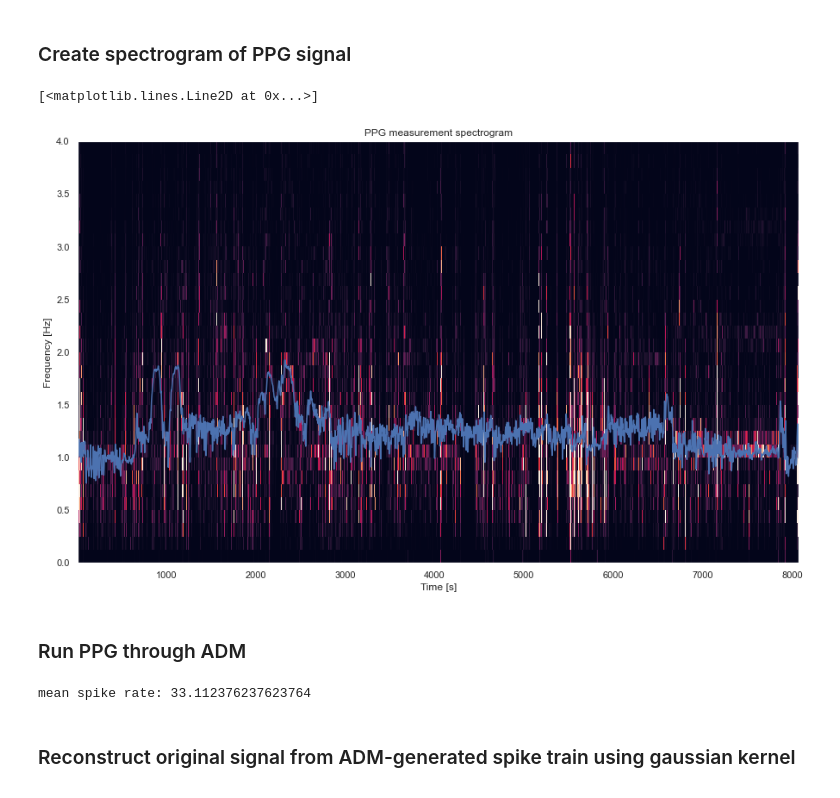
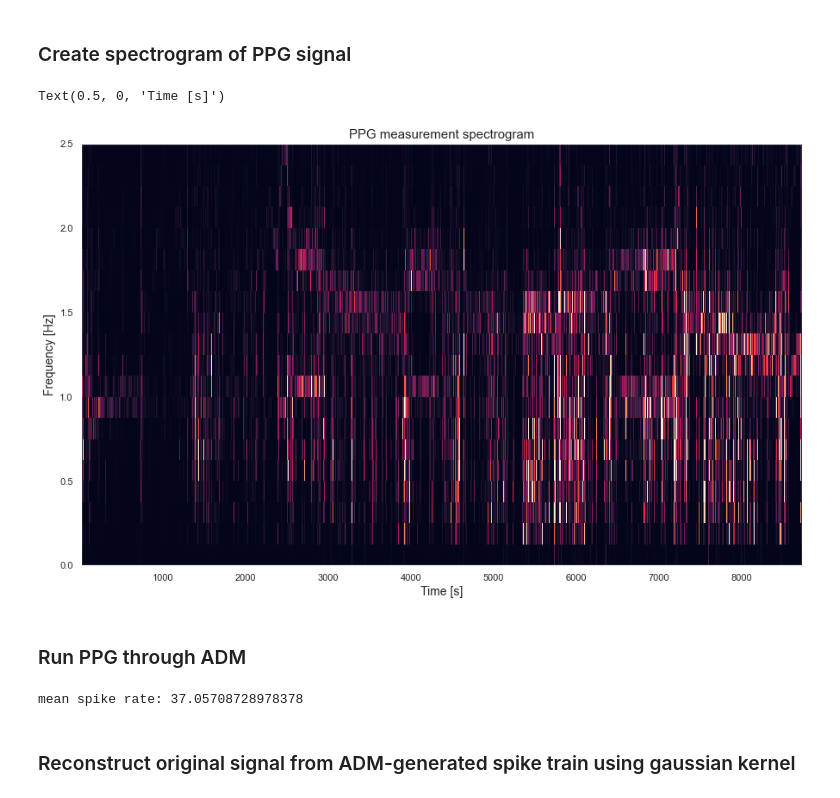
Before and after one commit to pennfranc/adm-ppg-analysis, a Jupyter notebook: mutual information pipeline.ipynb, the cells around one changed output. Saved outputs shown, nothing was run; the diff lists cells and outputs as text; code cells hidden in the pictures.

```diff
--- a/mutual information pipeline.ipynb
+++ b/mutual information pipeline.ipynb
@@ -4,9 +4,11 @@ import numpy as np
 import matplotlib.pyplot as plt
 from scipy import signal, interpolate
 from scipy.ndimage import gaussian_filter1d
+import scipy.io
 import seaborn as sns
 from sklearn.metrics import r2_score, mean_squared_error
 from sklearn.feature_selection import mutual_info_regression
+from sklearn.preprocessing import StandardScaler
 from ADM import ADM
 from scipy.fft import fft, fftfreq
 from sklearn.preprocessing import normalize
@@ -16,11 +18,12 @@ from mutual_information import (
     compute_mutual_information,
     create_spectrogram,
     to_spikes_and_back,
-    first_order_low_pass
+    first_order_low_pass,
+    compute_cv_regression_score
 )
 sns.set()
 
-SUBJECT_IDX = 8
+SUBJECT_IDX = 3
 # %%
 dataset = load_pickle(SUBJECT_IDX)
 ppg, acc, hr, activity, _= unpack_data(dataset)
@@ -30,41 +33,52 @@ fs = 64
 fmin = 0.5
 fmax = 2.5
 
-hr = np.linspace(fmin, fmax, duration * fs)
-clean_signal = signal.chirp(np.arange(0, duration, 1 / fs), f0=fmin, f1=fmax, t1=duration, method='linear')
-noise = signal.chirp(np.arange(0, duration, 1 / fs), f0=fmin, f1=fmax, t1=duration, method='linear', phi=180) * 0.5
+#hr = np.linspace(fmin, fmax, duration * fs)
+#clean_signal = signal.chirp(np.arange(0, duration, 1 / fs), f0=fmin, f1=fmax, t1=duration, method='linear')
+#noise = signal.chirp(np.arange(0, duration, 1 / fs), f0=fmin, f1=fmax, t1=duration, method='linear', phi=180) * 0.5
 #ppg = clean_signal + noise
+# %%
+def amplitude_normalize(signal, slice_width=512):
+    slices = np.arange(0, len(ppg), slice_width)
+    signal_copy = signal.copy()
+    for slice_start in slices:
+        considered_slice = signal[slice_start:slice_start+slice_width]
+        signal_copy[slice_start:slice_start+slice_width] = considered_slice / np.std(considered_slice)
+    return signal_copy
 # %% [markdown]
 ### Create spectrogram of PPG signal
 # %%
 fs_ppg = 64
 nperseg_ppg = 8 * 64
 noverlap = 6 * 64
 fmin = 0 # Hz
-fmax = 4 # Hz
+fmax = 2.5 # Hz
+
+ppg_amp_normalized = amplitude_normalize(ppg, 64 * 4)
 
 hr_timestamps = np.arange(4, len(hr) * 2 + 4, 2)
 #hr_timestamps = np.arange(0, duration, 1 / fs)  # only valid for artificial signal
 hr_interpolation = interpolate.interp1d(hr_timestamps, hr)
 
 ### create spectrogram
 f_ppg, t_ppg, Sxx_ppg = create_spectrogram(ppg, fs_ppg, nperseg_ppg, noverlap, fmin, fmax, clip_percentile=99)
+_, _, Sxx_ppg_amp_normalized = create_spectrogram(ppg_amp_normalized, fs_ppg, nperseg_ppg, noverlap, fmin, fmax, clip_percentile=99)
 
 # interpolate relevant heart rate measurements
 hr_at_ppg_timestamps = hr_interpolation(t_ppg)
 
 ### plot ppg spectrogram
 plt.figure(figsize=(15, 9))
 plt.pcolormesh(t_ppg, f_ppg, Sxx_ppg, shading='flat')
-plt.title('PPG measurement spectrogram')
-plt.ylabel('Frequency [Hz]')
-plt.xlabel('Time [s]')
+plt.title('PPG measurement spectrogram', fontsize=15)
+plt.ylabel('Frequency [Hz]', fontsize=14)
+plt.xlabel('Time [s]', fontsize=14)
 
 
-plt.plot(t_ppg, hr_at_ppg_timestamps)
+#plt.plot(t_ppg, hr_at_ppg_timestamps)
 # %% [output]
-[<matplotlib.lines.Line2D at 0x...>]
+Text(0.5, 0, 'Time [s]')
-[figure, old version]
+[figure, new version]
 # %% [markdown]
 ### Run PPG through ADM
 # %%
@@ -78,9 +92,10 @@ up_spikes, down_spikes = ADM(
     refractory_period=0
 )
 # %%
-print('mean spike rate:', (len(up_spikes) + len(down_spikes)) / len(ppg) * 64)
+mean_spike_rate = (len(up_spikes) + len(down_spikes)) / len(ppg) * 64
+print('mean spike rate:', mean_spike_rate)
 # %% [output]
-mean spike rate: 33.112376237623764
+mean spike rate: 37.05708728978378
 # %% [markdown]
 ### Reconstruct original signal from ADM-generated spike train using gaussian kernel
 # %%
```
Also changed, not shown: parts of 16 cells of this notebook, 5 other files.
